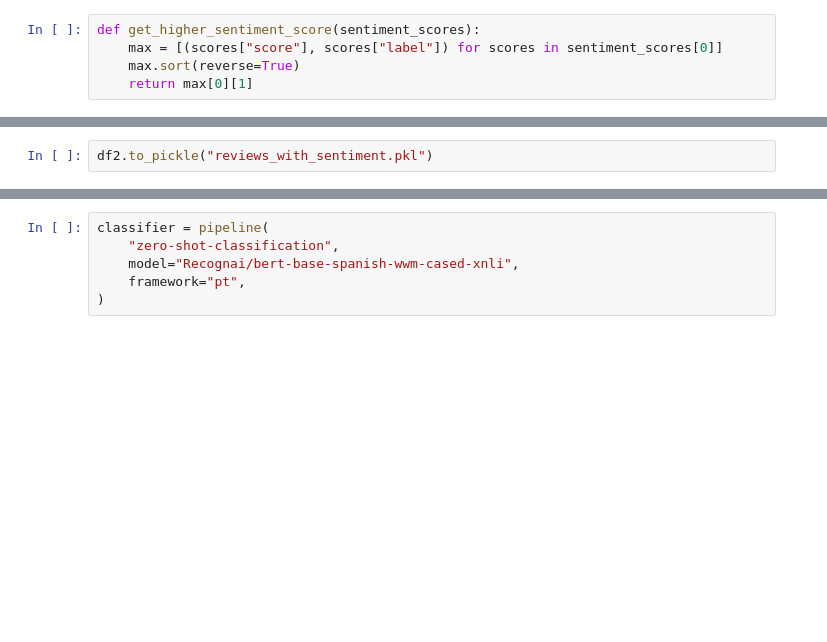
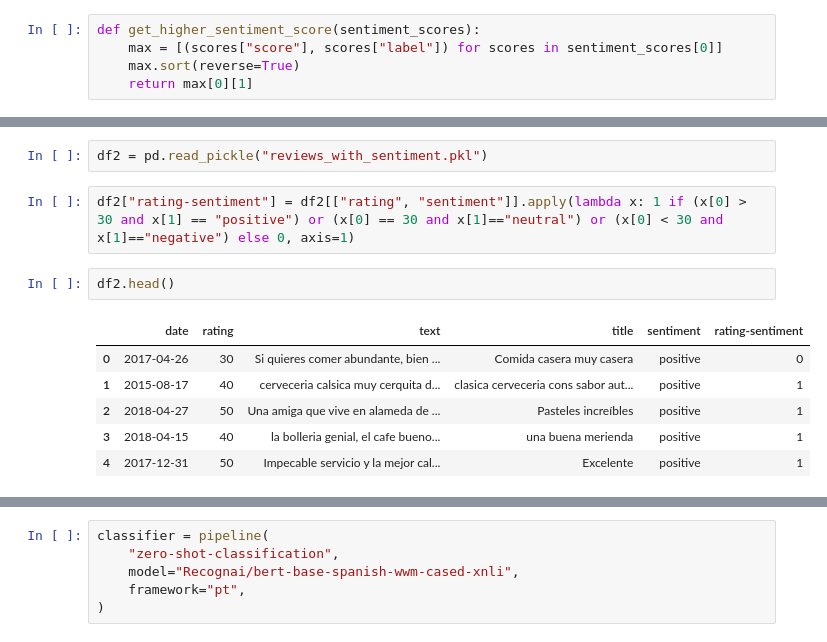
Before and after one commit to LaiqianDS/Gennera, a Jupyter notebook: gennera.ipynb, the cells around one changed output, grey strips where cells are left out. Cells and saved outputs as stored; diff of their text form; blank space fills up the shorter version.

```diff
--- a/gennera.ipynb
+++ b/gennera.ipynb
@@ -71,2 +66,13 @@ df2["sentiment"] = df2["text"].apply(lambda x: get_higher_sentiment_score(distil
 # %%
-df2.to_pickle("reviews_with_sentiment.pkl")
+df2 = pd.read_pickle("reviews_with_sentiment.pkl")
+# %%
+df2["rating-sentiment"] = df2[["rating", "sentiment"]].apply(lambda x: 1 if (x[0] > 30 and x[1] == "positive") or (x[0] == 30 and x[1]=="neutral") or (x[0] < 30 and x[1]=="negative") else 0, axis=1)
+# %%
+df2.head()
+# %% [output]
+|  | date | rating | text | title | sentiment | rating-sentiment |
+| 0 | 2017-04-26 | 30 | Si quieres comer abundante, bien ... | Comida casera muy casera | positive | 0 |
+| 1 | 2015-08-17 | 40 | cerveceria calsica muy cerquita d... | clasica cerveceria cons sabor aut... | positive | 1 |
+| 2 | 2018-04-27 | 50 | Una amiga que vive en alameda de ... | Pasteles increíbles | positive | 1 |
+| 3 | 2018-04-15 | 40 | la bolleria genial, el cafe bueno... | una buena merienda | positive | 1 |
+| 4 | 2017-12-31 | 50 | Impecable servicio y la mejor cal... | Excelente | positive | 1 |
```
Also changed, not shown: parts of 11 cells of this notebook.
